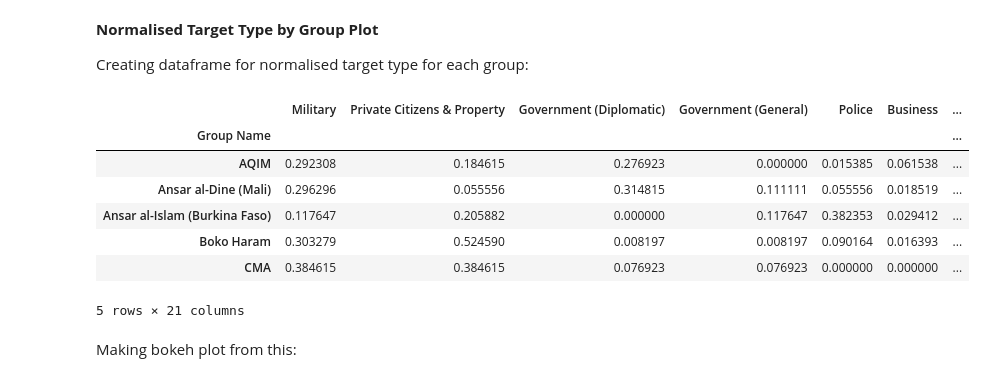
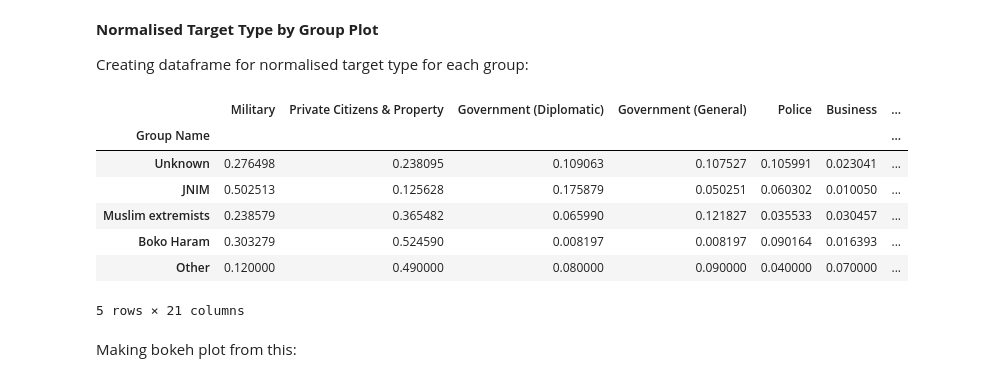
Before and after one commit to maxstalzer/maxstalzer.github.io, a Jupyter notebook: SahelNotebook.ipynb, the cells around one changed output. Cells and saved outputs as stored; diff of their text form; code cells hidden in the pictures.

```diff
--- a/SahelNotebook.ipynb
+++ b/SahelNotebook.ipynb
@@ -359,28 +363,31 @@ show(p)
 Creating dataframe for normalised target type for each group:
 # %%
 targetTypeNorm = pd.DataFrame()
-targetTypeNorm.index.name = 'Group Name'
 
 targettypes = Sahel.groupby('targtype1_txt').size().sort_values(ascending=False).index.values
 
 for i in targettypes:
     target = Sahel[Sahel['targtype1_txt'] == i]
     gCount = target.groupby(target['GroupID']).size()
     targetTypeNorm[i] = gCount
 
 targetTypeNorm = targetTypeNorm.fillna(0)
 
 # Divide each row by the sum of the row
 targetTypeNorm = targetTypeNorm.div(targetTypeNorm.sum(axis=1), axis=0)
+
+# Sort attackTypeNorm DataFrame by groupIDCount index
+targetTypeNorm = targetTypeNorm.reindex(groupIDCount.index)
+targetTypeNorm.index.name = 'Group Name'
 targetTypeNorm.head()
 # %% [output]
 |  | Military | Private Citizens & Property | Government (Diplomatic) | Government (General) | Police | Business | ... |
 | Group Name |  |  |  |  |  |  | ... |
-| AQIM | 0.292308 | 0.184615 | 0.276923 | 0.000000 | 0.015385 | 0.061538 | ... |
-| Ansar al-Dine (Mali) | 0.296296 | 0.055556 | 0.314815 | 0.111111 | 0.055556 | 0.018519 | ... |
-| Ansar al-Islam (Burkina Faso) | 0.117647 | 0.205882 | 0.000000 | 0.117647 | 0.382353 | 0.029412 | ... |
+| Unknown | 0.276498 | 0.238095 | 0.109063 | 0.107527 | 0.105991 | 0.023041 | ... |
+| JNIM | 0.502513 | 0.125628 | 0.175879 | 0.050251 | 0.060302 | 0.010050 | ... |
+| Muslim extremists | 0.238579 | 0.365482 | 0.065990 | 0.121827 | 0.035533 | 0.030457 | ... |
 | Boko Haram | 0.303279 | 0.524590 | 0.008197 | 0.008197 | 0.090164 | 0.016393 | ... |
-| CMA | 0.384615 | 0.384615 | 0.076923 | 0.076923 | 0.000000 | 0.000000 | ... |
+| Other | 0.120000 | 0.490000 | 0.080000 | 0.090000 | 0.040000 | 0.070000 | ... |
 5 rows × 21 columns
 # %% [markdown]
 Making bokeh plot from this:
```
Also changed, not shown: parts of 2 cells of this notebook, 4 other files.
